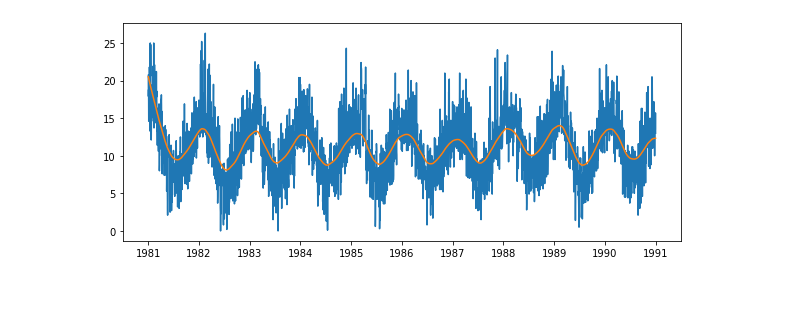
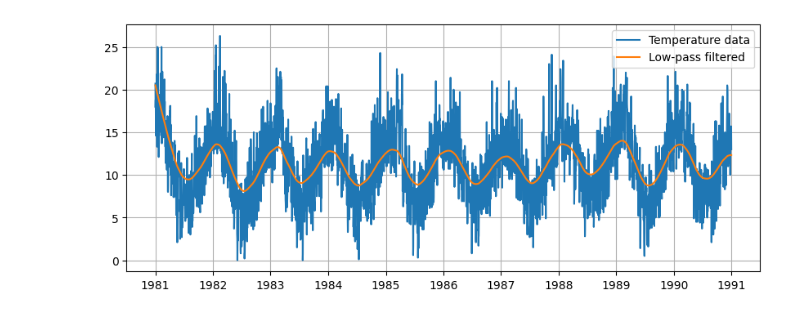
Before and after one commit to Statse/school-2021, a Jupyter notebook: monte_carlo/melbourne_temperatures.ipynb, the cells around one changed output. Saved outputs shown, nothing was run; the diff lists cells and outputs as text; code cells hidden in the pictures.

```diff
--- a/monte_carlo/melbourne_temperatures.ipynb
+++ b/monte_carlo/melbourne_temperatures.ipynb
@@ -1,44 +1,54 @@
 # %%
 import numpy as np
 import pandas as pd
 import matplotlib.pyplot  as plt
 import time
 from datetime import datetime
 from scipy.signal import butter, filtfilt
 
 url = "https://raw.githubusercontent.com/jbrownlee/Datasets/master/daily-min-temperatures.csv"
 data = pd.read_csv(url)
 
 dates = [0] * data.shape[0]
 unix_time = [0] * data.shape[0]
 
 temperature = data["Temp"]
 
 for i in range(data.shape[0]):
     dates[i] = datetime.strptime(data['Date'][i],"%Y-%m-%d")
     unix_time[i] = time.mktime(dates[i].timetuple())
 
 # plt.plot(dates, temperature)
+# Data filtering
+unix_time = np.array(unix_time)
+T = np.max(unix_time) - np.min(unix_time) # lenght of data interval
+n = int(unix_time.shape[0]) #number of observations
+fs = n/T #sample rate Hz
+cutoff = 1/(365.25*24*60*60) #highest frequency
+nyq = fs/2
+order = 1
+
+def butter_lowpass_filter(data, cutoff, fs, nyq, order):
+    normal_cutoff = cutoff / nyq
+    b, a = butter(order, normal_cutoff, btype = "low", analog = False)
+    y = filtfilt(b, a, data)
+    return y
+
+def butter_highpass_filter(data, cutoff, fs, nyq, order):
+    normal_cutoff = cutoff / nyq
+    b, a = butter(order, normal_cutoff, btype = "high", analog = False)
+    y = filtfilt(b, a, data)
+    return y
+
+
+y = butter_lowpass_filter(temperature, cutoff, fs, nyq, order)
+y2 = butter_highpass_filter(temperature, cutoff, fs, nyq, order)
+plt.figure(figsize = (10,4), dpi=100)
+plt.plot(dates, temperature)
+plt.plot(dates, y)
+plt.legend(["Temperature data", "Low-pass filtered", "High-pass filtered"])
+plt.grid(True)
+
+plt.show()
+# %% [output]
+[figure, added]
-# %%
-# Data filtering
-unix_time = np.array(unix_time)
-T = np.max(unix_time) - np.min(unix_time) # lenght of data interval
-n = int(unix_time.shape[0]) #number of observations
-fs = n/T #sample rate Hz
-cutoff = 1/(365*24*60*60) #highest frequency
-nyq = fs/2
-order = 1
-
-def butter_lowpass_filter(data, cutoff, fs, nyq, order):
-    normal_cutoff = cutoff / nyq
-    b, a = butter(order, normal_cutoff, btype = "low", analog = False)
-    y = filtfilt(b, a, data)
-    return y
-
-y = butter_lowpass_filter(temperature, cutoff, fs, nyq, order)
-plt.figure(figsize = (10,4), dpi=100)
-plt.plot(dates, temperature)
-plt.plot(dates, y)
-plt.show()
-# %% [output]
-[figure, removed]
```
Also changed, not shown: parts of 1 cell of this notebook, 2 other files.
